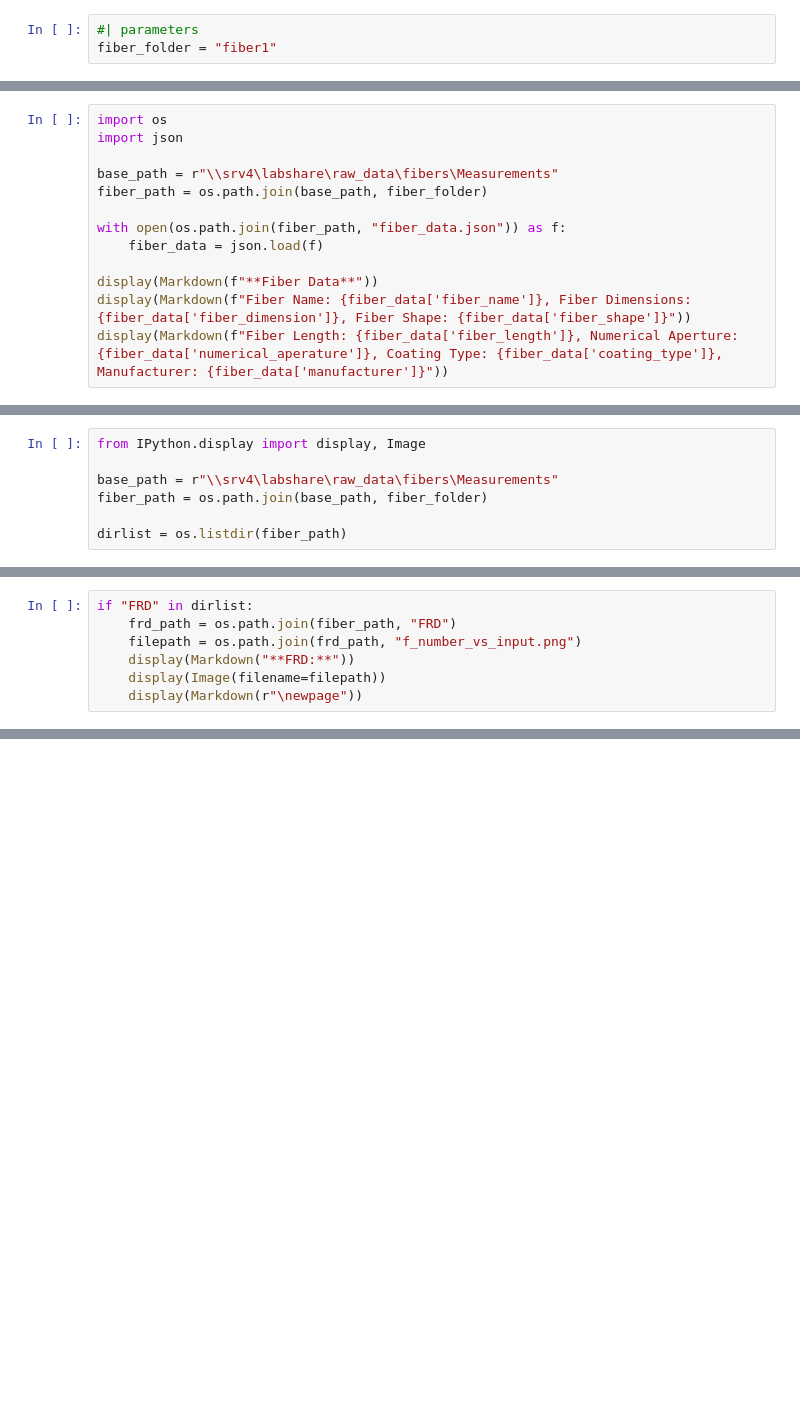
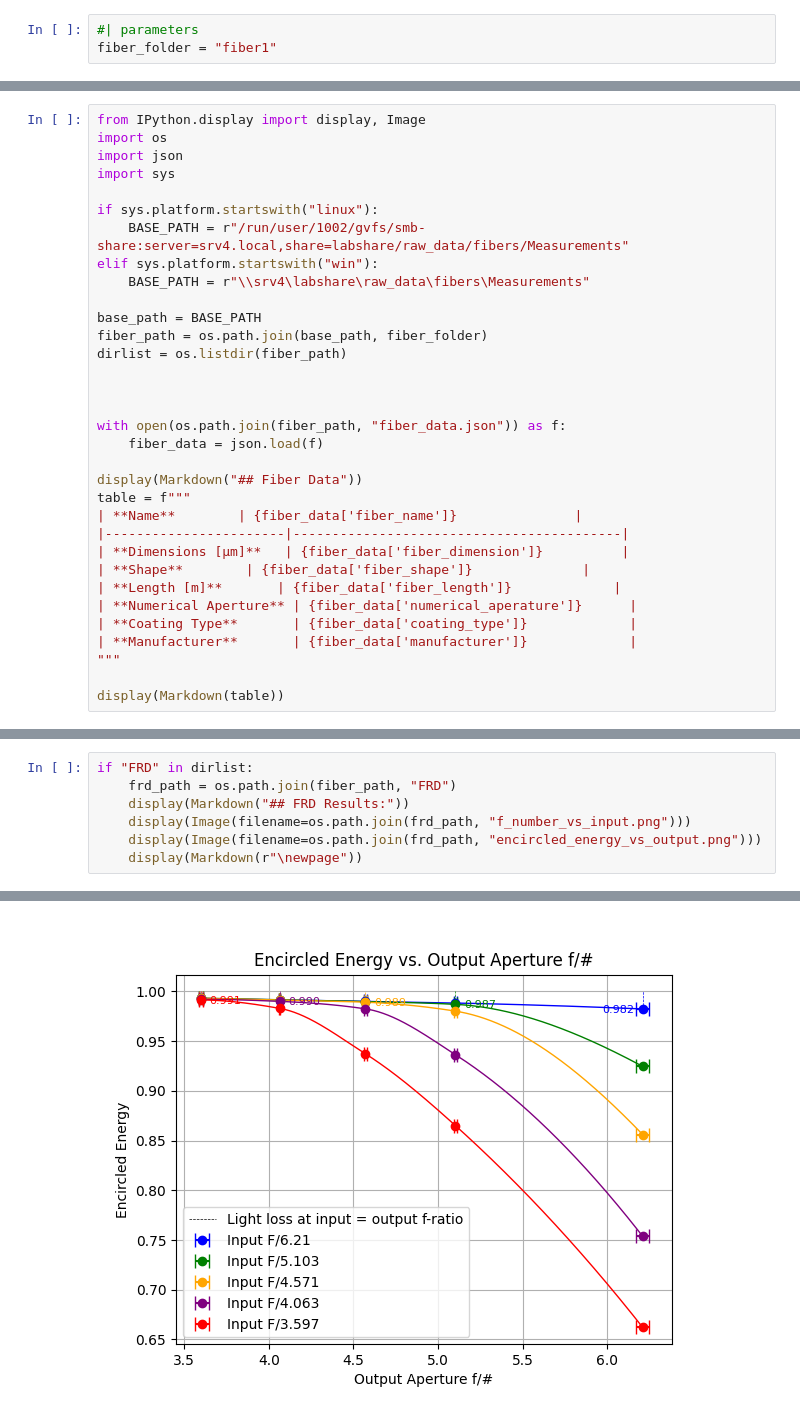
Before and after one commit to Vbenzer/lab_stuff, a Jupyter notebook: fiber_datasheet/fiber_datasheet_template.ipynb, the cells around one changed output, grey strips where cells are left out. Saved outputs shown, nothing was run; the diff lists cells and outputs as text; blank space fills up the shorter version.

```diff
--- a/fiber_datasheet/fiber_datasheet_template.ipynb
+++ b/fiber_datasheet/fiber_datasheet_template.ipynb
@@ -27,15 +28,35 @@ display(Markdown(f"# Fiber Name: {fiber_folder}"))
 # %%
+from IPython.display import display, Image
 import os
 import json
+import sys
 
-base_path = r"\\srv4\labshare\raw_data\fibers\Measurements"
+if sys.platform.startswith("linux"):
+    BASE_PATH = r"/run/user/1002/gvfs/smb-share:server=srv4.local,share=labshare/raw_data/fibers/Measurements"
+elif sys.platform.startswith("win"):
+    BASE_PATH = r"\\srv4\labshare\raw_data\fibers\Measurements"
+
+base_path = BASE_PATH
 fiber_path = os.path.join(base_path, fiber_folder)
+dirlist = os.listdir(fiber_path)
+
+
 
 with open(os.path.join(fiber_path, "fiber_data.json")) as f:
     fiber_data = json.load(f)
 
-display(Markdown(f"**Fiber Data**"))
-display(Markdown(f"Fiber Name: {fiber_data['fiber_name']}, Fiber Dimensions: {fiber_data['fiber_dimension']}, Fiber Shape: {fiber_data['fiber_shape']}"))
-display(Markdown(f"Fiber Length: {fiber_data['fiber_length']}, Numerical Aperture: {fiber_data['numerical_aperature']}, Coating Type: {fiber_data['coating_type']}, Manufacturer: {fiber_data['manufacturer']}"))
+display(Markdown("## Fiber Data"))
+table = f"""
+| **Name**        | {fiber_data['fiber_name']}               |
+|-----------------------|------------------------------------------|
+| **Dimensions [μm]**   | {fiber_data['fiber_dimension']}          |
+| **Shape**        | {fiber_data['fiber_shape']}              |
+| **Length [m]**       | {fiber_data['fiber_length']}             |
+| **Numerical Aperture** | {fiber_data['numerical_aperature']}      |
+| **Coating Type**       | {fiber_data['coating_type']}             |
+| **Manufacturer**       | {fiber_data['manufacturer']}             |
+"""
+
+display(Markdown(table))
 # %% [output]
 **Fiber Data**
@@ -44,10 +72,3 @@ Fiber Length: 3, Numerical Aperture: , Coating Type: , Manufacturer:
-# %%
-from IPython.display import display, Image
-
-base_path = r"\\srv4\labshare\raw_data\fibers\Measurements"
-fiber_path = os.path.join(base_path, fiber_folder)
-
-dirlist = os.listdir(fiber_path)
 # %%
 from IPython.display import display, HTML
 
@@ -94,8 +107,8 @@ if "fiber_polishing" in dirlist:
 # %%
 if "FRD" in dirlist:
     frd_path = os.path.join(fiber_path, "FRD")
-    filepath = os.path.join(frd_path, "f_number_vs_input.png")
-    display(Markdown("**FRD:**"))
-    display(Image(filename=filepath))
+    display(Markdown("## FRD Results:"))
+    display(Image(filename=os.path.join(frd_path, "f_number_vs_input.png")))
+    display(Image(filename=os.path.join(frd_path, "encircled_energy_vs_output.png")))
     display(Markdown(r"\newpage"))
 # %% [output]
@@ -103,4 +116,5 @@ if "FRD" in dirlist:
 [figure]
+[figure, added]
 \newpage
 # %%
 if "SG" in dirlist:
```
Also changed, not shown: parts of 10 cells of this notebook, 5 other files.
